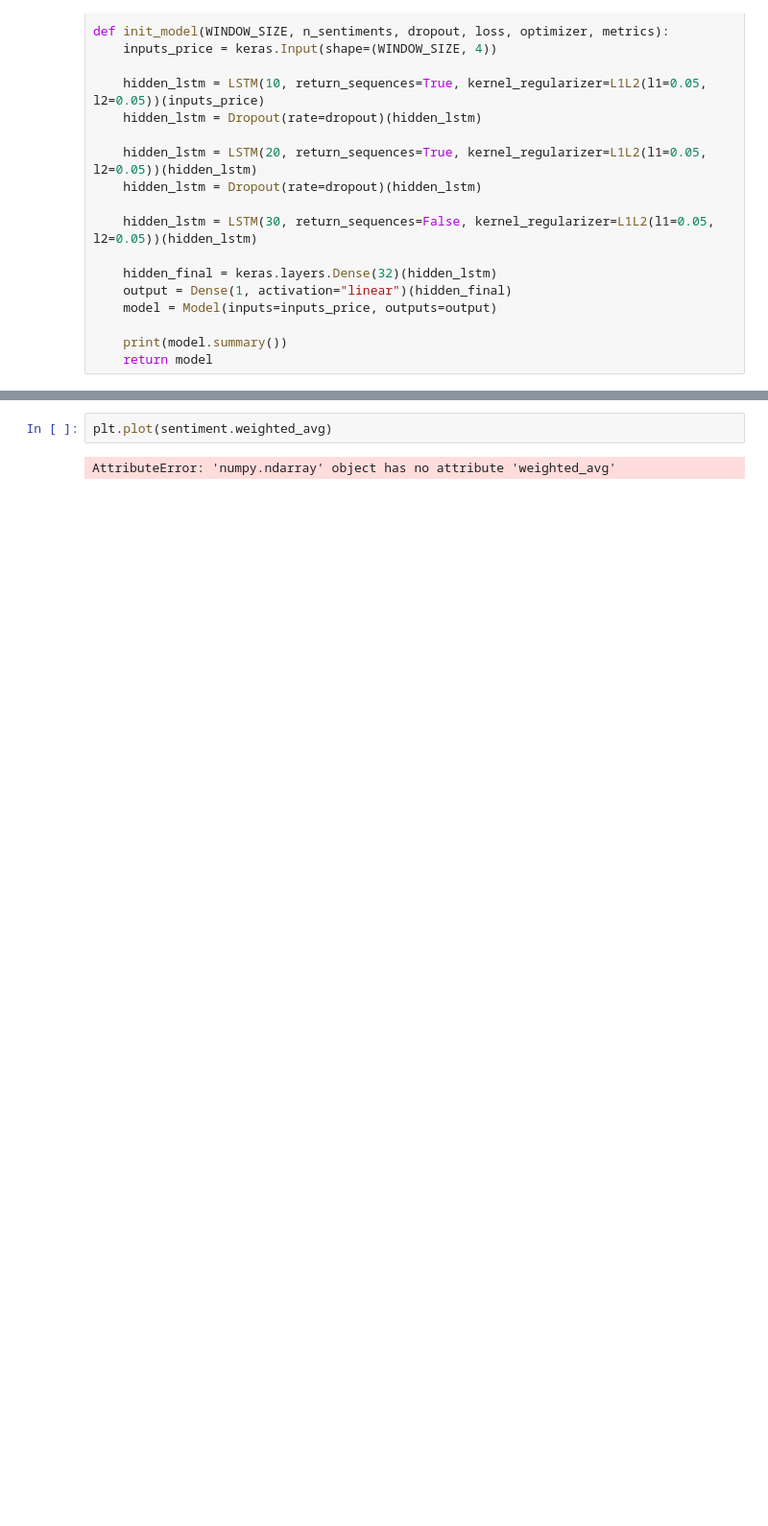
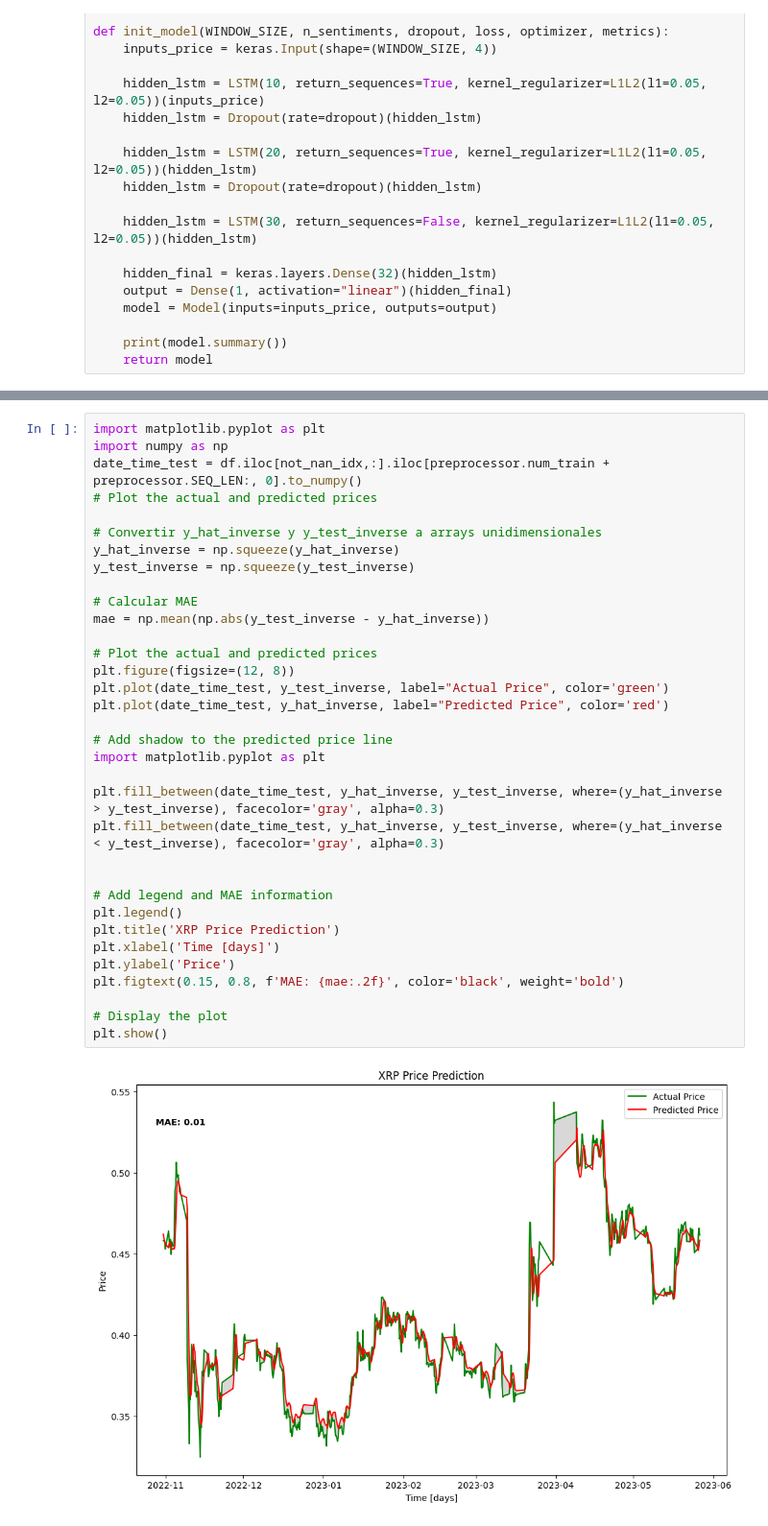
Before and after one commit to egppp/cryptoteller, a Jupyter notebook: sentiment_price_prediction/concat.ipynb, the cells around one changed output, grey strips where cells are left out. Shown at 96% size. Saved outputs shown, nothing was run; the diff lists cells and outputs as text; blank space fills up the shorter version.

```diff
--- a/sentiment_price_prediction/concat.ipynb
+++ b/sentiment_price_prediction/concat.ipynb
@@ -274,4 +257,36 @@ plt.show()
-# %%
-plt.plot(sentiment.weighted_avg)
-# %% [output]
-AttributeError: 'numpy.ndarray' object has no attribute 'weighted_avg'
+# %%
+import matplotlib.pyplot as plt
+import numpy as np
+date_time_test = df.iloc[not_nan_idx,:].iloc[preprocessor.num_train + preprocessor.SEQ_LEN:, 0].to_numpy()
+# Plot the actual and predicted prices
+
+# Convertir y_hat_inverse y y_test_inverse a arrays unidimensionales
+y_hat_inverse = np.squeeze(y_hat_inverse)
+y_test_inverse = np.squeeze(y_test_inverse)
+
+# Calcular MAE
+mae = np.mean(np.abs(y_test_inverse - y_hat_inverse))
+
+# Plot the actual and predicted prices
+plt.figure(figsize=(12, 8))
+plt.plot(date_time_test, y_test_inverse, label="Actual Price", color='green')
+plt.plot(date_time_test, y_hat_inverse, label="Predicted Price", color='red')
+
+# Add shadow to the predicted price line
+import matplotlib.pyplot as plt
+
+plt.fill_between(date_time_test, y_hat_inverse, y_test_inverse, where=(y_hat_inverse > y_test_inverse), facecolor='gray', alpha=0.3)
+plt.fill_between(date_time_test, y_hat_inverse, y_test_inverse, where=(y_hat_inverse < y_test_inverse), facecolor='gray', alpha=0.3)
+
+
+# Add legend and MAE information
+plt.legend()
+plt.title('XRP Price Prediction')
+plt.xlabel('Time [days]')
+plt.ylabel('Price')
+plt.figtext(0.15, 0.8, f'MAE: {mae:.2f}', color='black', weight='bold')
+
+# Display the plot
+plt.show()
+# %% [output]
+[figure, added]
```
Also changed, not shown: parts of 11 cells of this notebook, 5 other files.
